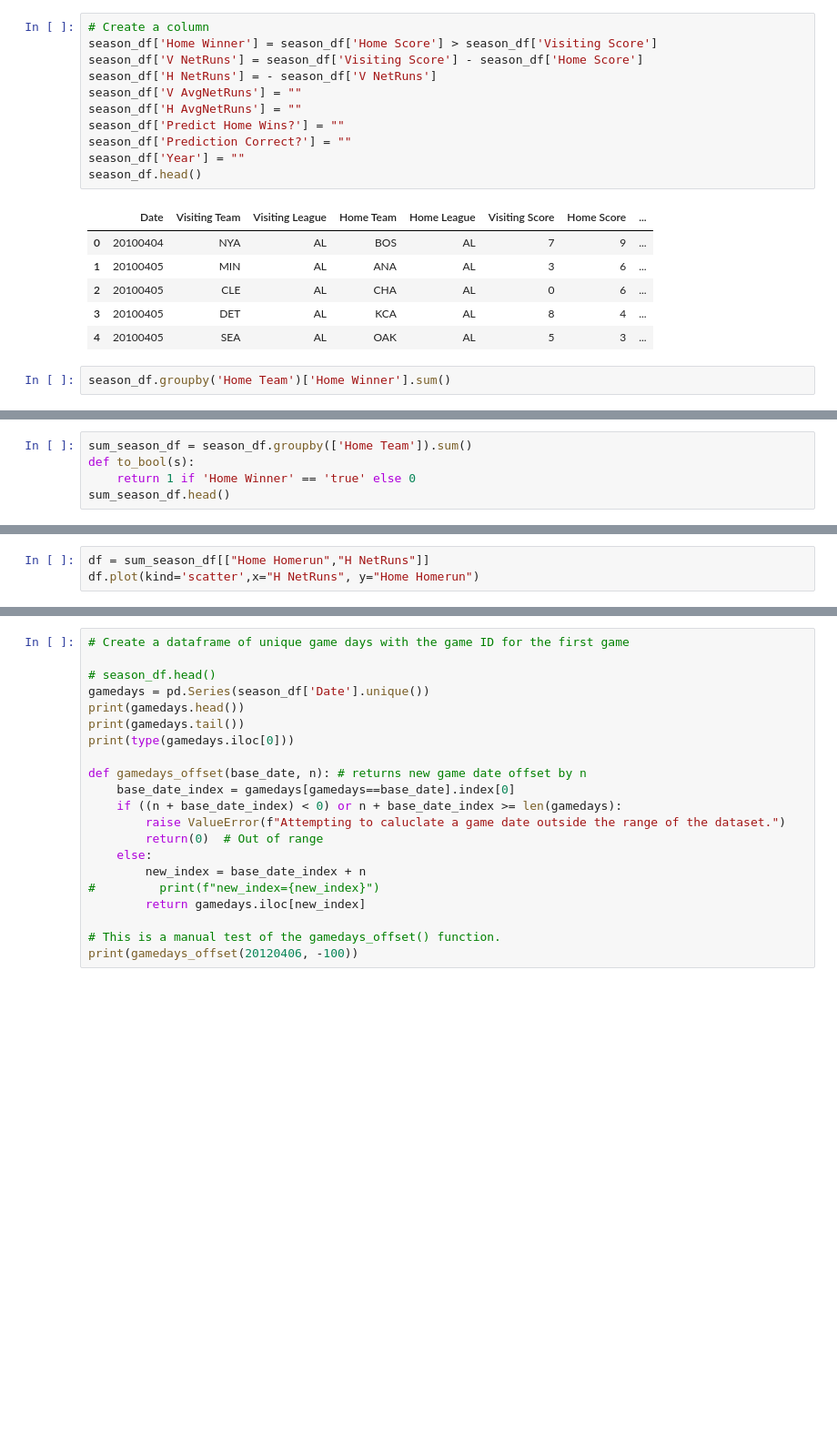
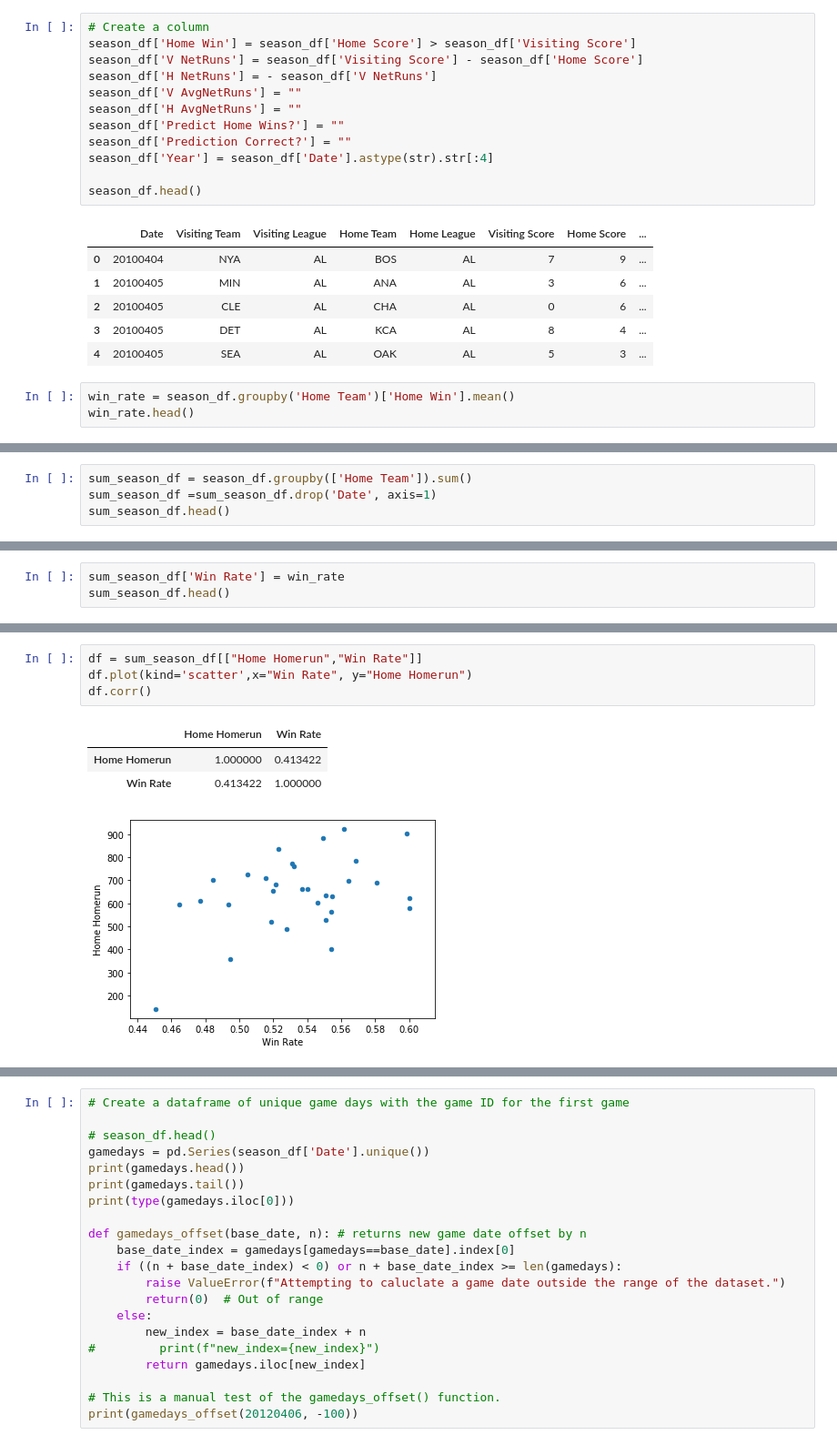
Before and after one commit to alexisperumal/baseball-predictor, a Jupyter notebook: young/baseball-predictor-Young-homerun.ipynb, the cells around one changed output, grey strips where cells are left out. Shown at 91% size. Cells and saved outputs as stored; diff of their text form; blank space fills up the shorter version.

Commit message:
Young homerun and strikeour  to win relation

```diff
--- a/young/baseball-predictor-Young-homerun.ipynb
+++ b/young/baseball-predictor-Young-homerun.ipynb
@@ -99,14 +104,15 @@ Home Homerun        19437
 dtype: int64
 # %%
 # Create a column
-season_df['Home Winner'] = season_df['Home Score'] > season_df['Visiting Score']
+season_df['Home Win'] = season_df['Home Score'] > season_df['Visiting Score']
 season_df['V NetRuns'] = season_df['Visiting Score'] - season_df['Home Score']
 season_df['H NetRuns'] = - season_df['V NetRuns']
 season_df['V AvgNetRuns'] = ""
 season_df['H AvgNetRuns'] = ""
 season_df['Predict Home Wins?'] = ""
 season_df['Prediction Correct?'] = ""
-season_df['Year'] = ""
+season_df['Year'] = season_df['Date'].astype(str).str[:4]
+
 season_df.head()
 # %% [output]
 |  | Date | Visiting Team | Visiting League | Home Team | Home League | Visiting Score | Home Score | ... |
@@ -116,6 +122,7 @@ season_df.head()
 | 3 | 20100405 | DET | AL | KCA | AL | 8 | 4 | ... |
 | 4 | 20100405 | SEA | AL | OAK | AL | 5 | 3 | ... |
 # %%
-season_df.groupby('Home Team')['Home Winner'].sum()
+win_rate = season_df.groupby('Home Team')['Home Win'].mean()
+win_rate.head()
 # %% [output]
 Home Team
@@ -138,5 +135,4 @@ Name: Home Winner, dtype: float64
 # %%
 sum_season_df = season_df.groupby(['Home Team']).sum()
-def to_bool(s):
-    return 1 if 'Home Winner' == 'true' else 0
+sum_season_df =sum_season_df.drop('Date', axis=1)
 sum_season_df.head()
@@ -142,0 +147,3 @@ sum_season_df.head()
+# %%
+sum_season_df['Win Rate'] = win_rate
+sum_season_df.head()
@@ -143,3 +158,9 @@ sum_season_df.head()
 # %%
-df = sum_season_df[["Home Homerun","H NetRuns"]]
-df.plot(kind='scatter',x="H NetRuns", y="Home Homerun")
+df = sum_season_df[["Home Homerun","Win Rate"]]
+df.plot(kind='scatter',x="Win Rate", y="Home Homerun")
+df.corr()
+# %% [output]
+|  | Home Homerun | Win Rate |
+| Home Homerun | 1.000000 | 0.413422 |
+| Win Rate | 0.413422 | 1.000000 |
+[figure, added]
```
Also changed, not shown: parts of 7 cells of this notebook, 2 other files.
